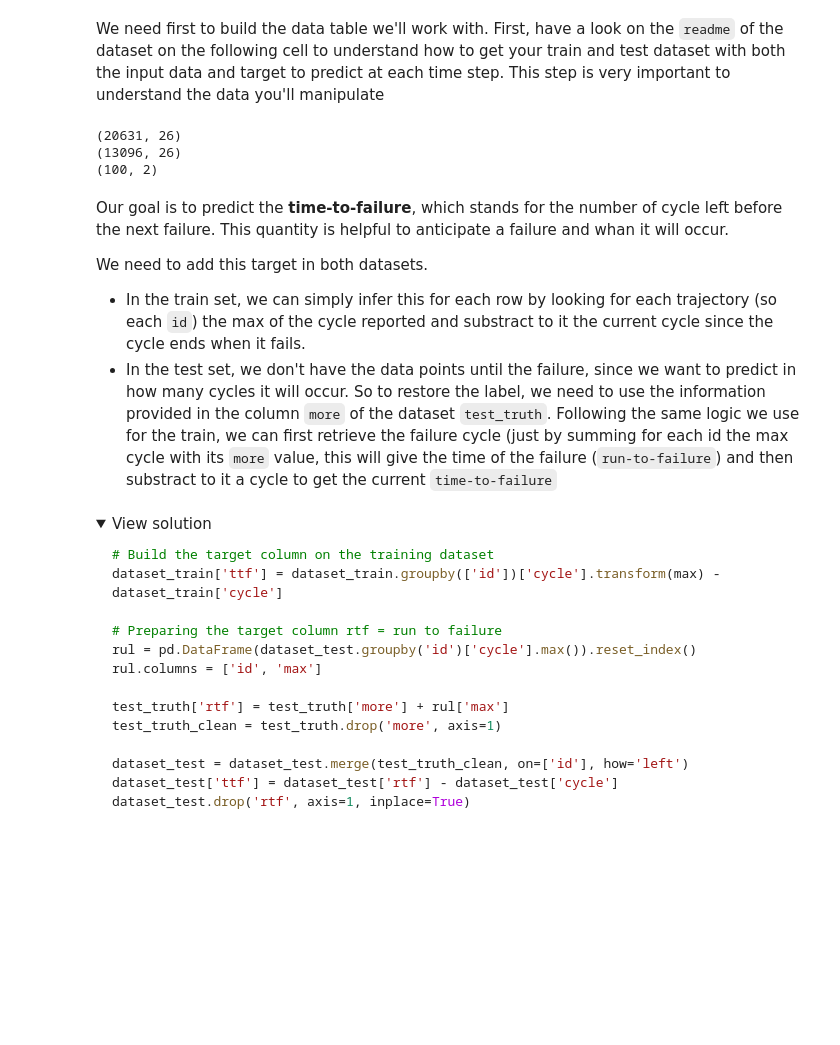
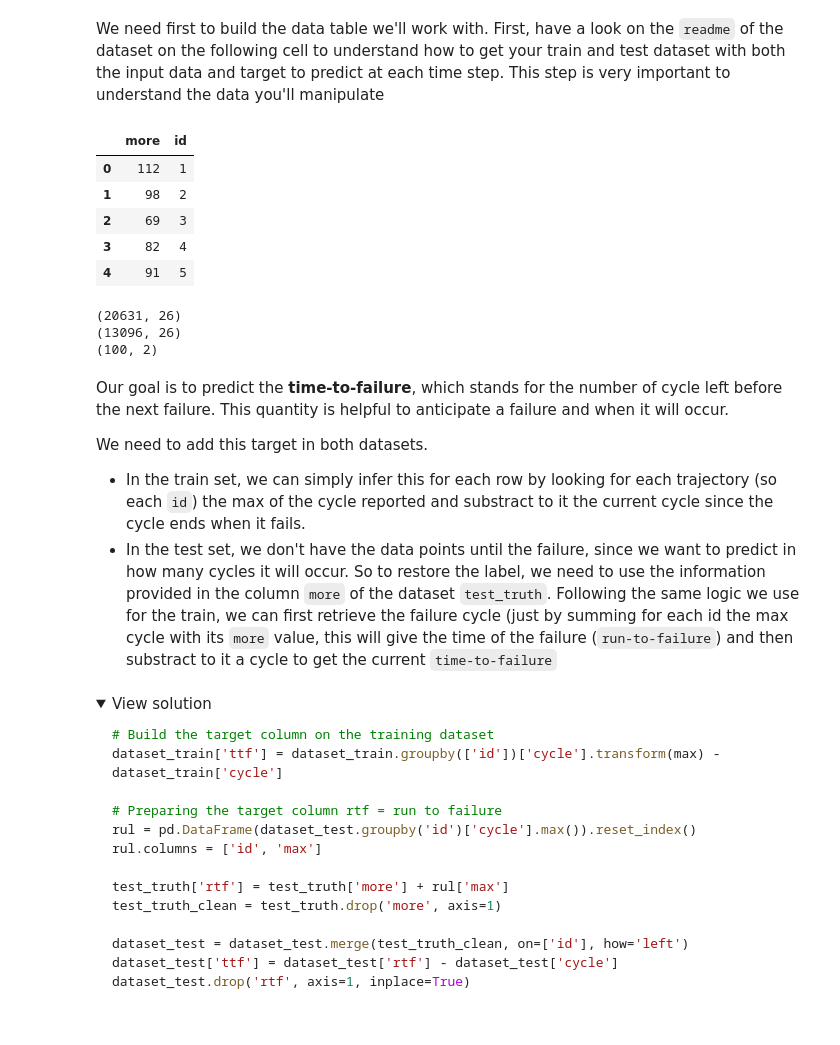
Before and after one commit to L4ncelot1024/Learn_Deep_Learning_Le_Wagon, a Jupyter notebook: Day3/02_Predicting_Engine_failure_RNN.ipynb, the cells around one changed output. Cells and saved outputs as stored; diff of their text form; code cells hidden in the pictures; folded sections open; blank space fills up the shorter version.

```diff
--- a/Day3/02_Predicting_Engine_failure_RNN.ipynb
+++ b/Day3/02_Predicting_Engine_failure_RNN.ipynb
@@ -81,6 +101,24 @@ data/  sample_data/
 We need first to build the data table we'll work with. First, have a look on the `readme` of the dataset on the following cell to understand how to get your train and test dataset with both the input data and target to predict at each time step. This step is very important to understand the data you'll manipulate
 # %%
 %pycat ./data/readme.txt
+# %%
+tst = pd.read_csv('./data/train_FD00{}.txt'.format(1),
+                                sep=' ', header=None)
+tst.head()
+
+tst_rul = pd.read_csv('./data/RUL_FD00{}.txt'.format(1),
+                             sep=' ', header=None)
+tst_rul.drop([1],axis=1,inplace=True)
+tst_rul.columns = ['more']
+tst_rul['id'] = tst_rul.index + 1
+tst_rul.head()
+# %% [output]
+|  | more | id |
+| 0 | 112 | 1 |
+| 1 | 98 | 2 |
+| 2 | 69 | 3 |
+| 3 | 82 | 4 |
+| 4 | 91 | 5 |
 # %%
 def get_CMAPSSData(nb_file):
     # This function loads the train and test datasets and format them with column names
@@ -114,7 +152,7 @@ print(test_truth.shape)
 (13096, 26)
 (100, 2)
 # %% [markdown]
-Our goal is to predict the **time-to-failure**, which stands for the number of cycle left before the next failure. This quantity is helpful to anticipate a failure and whan it will occur.
+Our goal is to predict the **time-to-failure**, which stands for the number of cycle left before the next failure. This quantity is helpful to anticipate a failure and when it will occur.
 
 We need to add this target in both datasets.
 
```
Also changed, not shown: parts of 4 cells of this notebook.
